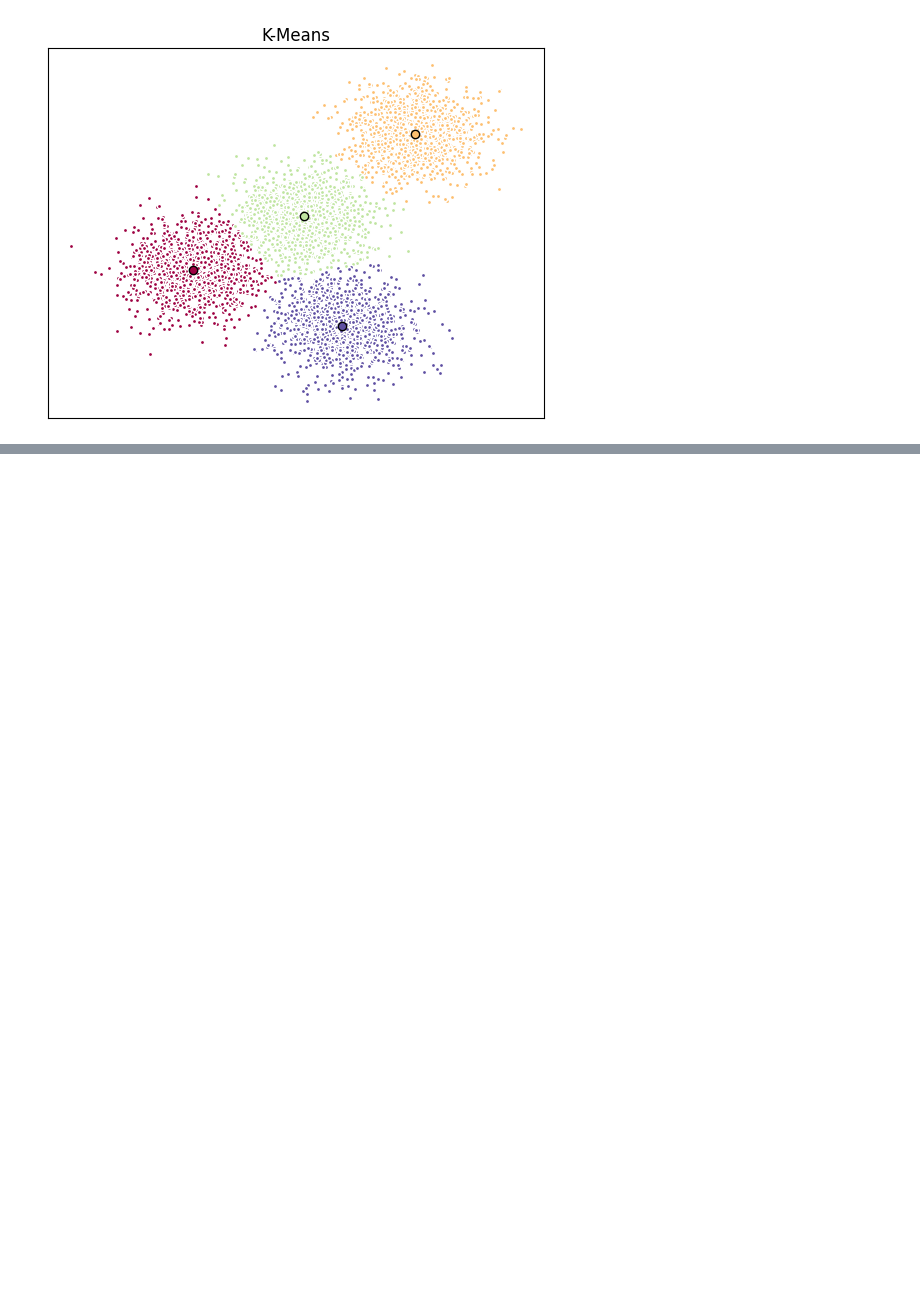
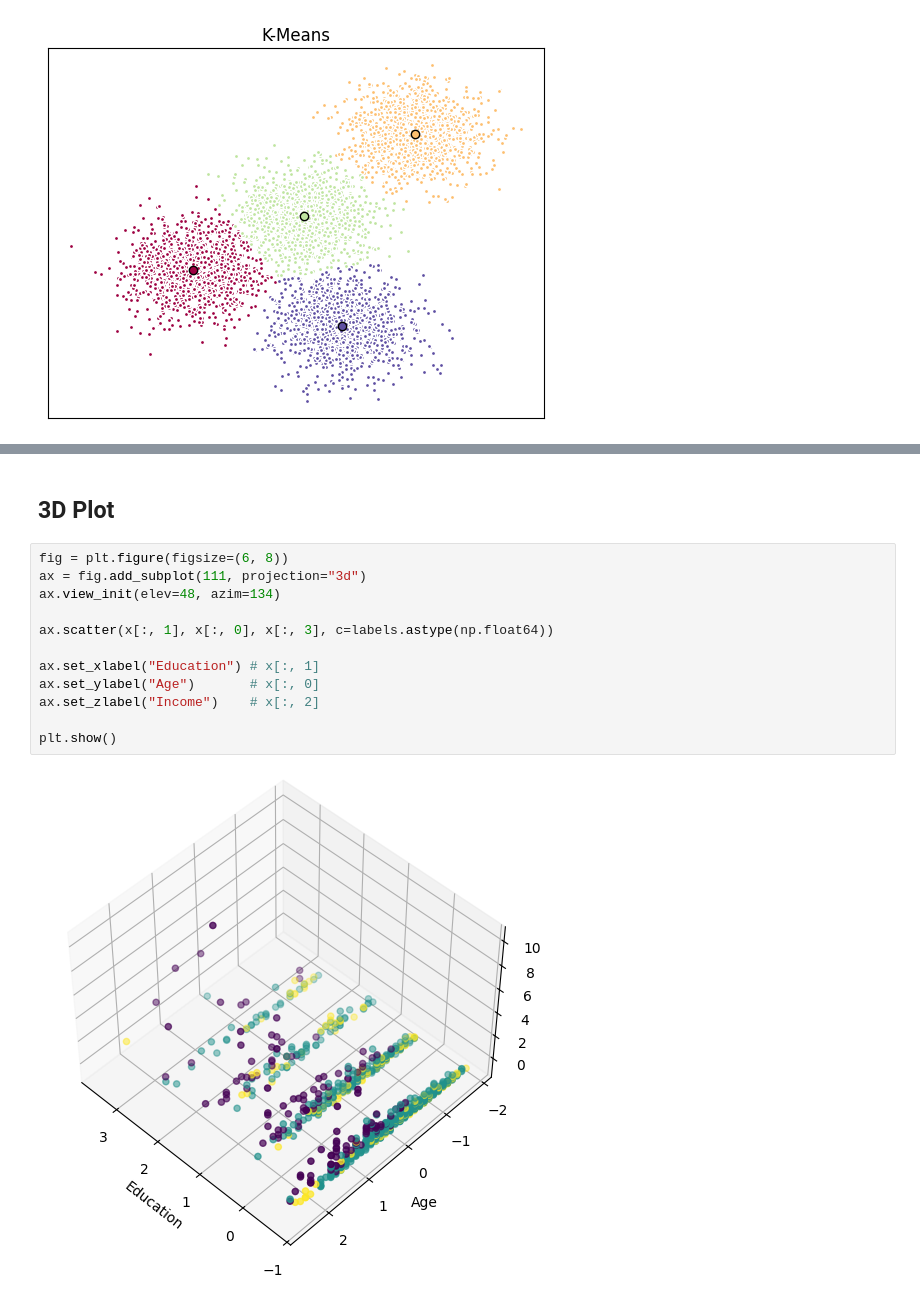
Before and after one commit to amir-azimi-dev/Machine-Learning, a Jupyter notebook: clustering/k-means.ipynb, the cells around one changed output, grey strips where cells are left out. Cells and saved outputs as stored; diff of their text form; blank space fills up the shorter version.

```diff
--- a/clustering/k-means.ipynb
+++ b/clustering/k-means.ipynb
@@ -71,0 +170,16 @@ plt.show()
+# %% [markdown]
+## 3D Plot
+# %%
+fig = plt.figure(figsize=(6, 8))
+ax = fig.add_subplot(111, projection="3d")
+ax.view_init(elev=48, azim=134)
+
+ax.scatter(x[:, 1], x[:, 0], x[:, 3], c=labels.astype(np.float64))
+
+ax.set_xlabel("Education") # x[:, 1]
+ax.set_ylabel("Age")       # x[:, 0]
+ax.set_zlabel("Income")    # x[:, 2]
+
+plt.show()
+# %% [output]
+[figure, added]
```
Also changed, not shown: parts of 15 cells of this notebook, 1 other file.
